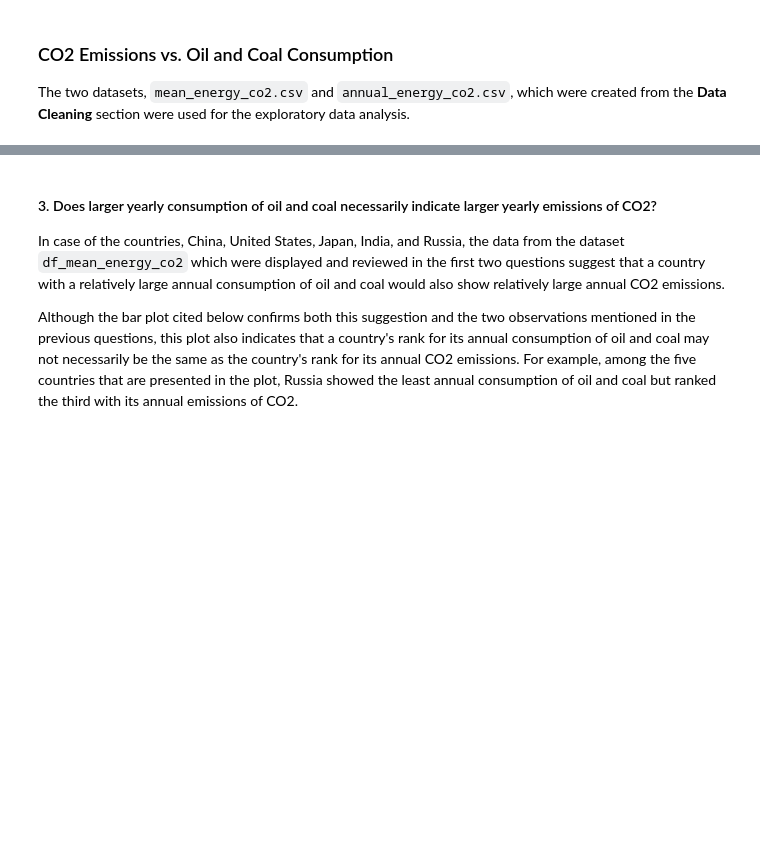
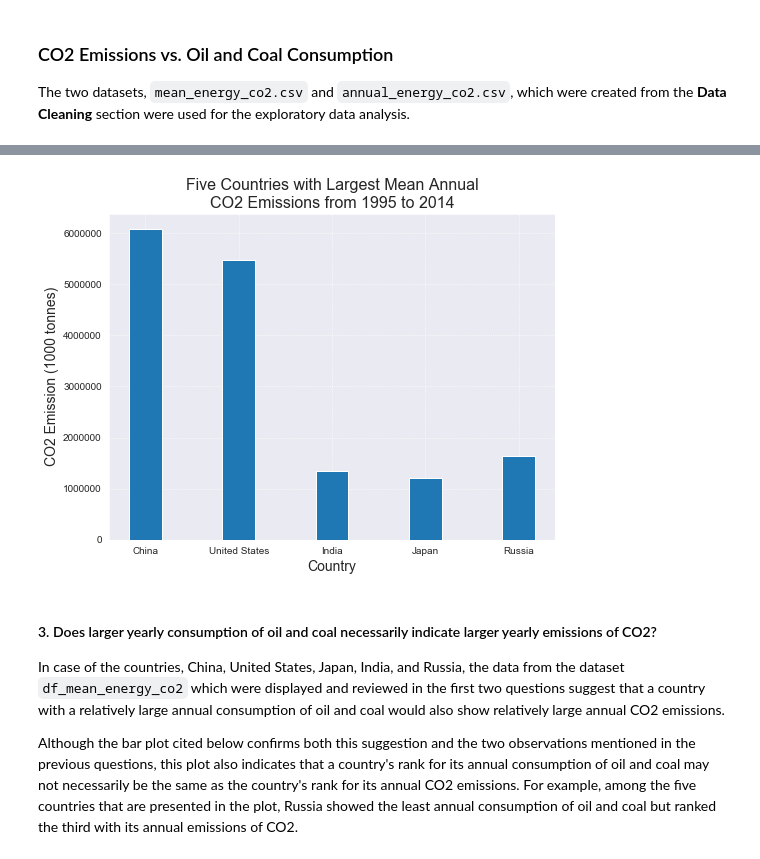
Before and after one commit to jmlcode/p1-investigate-datasets, a Jupyter notebook: p1_investigate_datasets.ipynb, the cells around one changed output, grey strips where cells are left out. Drawn from its saved outputs; the diff is of its cells as text; code cells hidden in the pictures; blank space fills up the shorter version.

```diff
--- a/p1_investigate_datasets.ipynb
+++ b/p1_investigate_datasets.ipynb
@@ -519,3 +546,16 @@ df_mean_energy_co2.iloc[:, np.r_[0,2]].sort_values(by = 'mean_co2_emission', asc
+# %%
+# Input parameters for plot_bar()
+df = df_mean_energy_co2 # dataframe
+df_x = 'country' # variable for x-axis
+df_y = 'mean_co2_emission' # variable for y-axis
+label_ls = ['Five Countries with Largest Mean Annual\nCO2 Emissions from 1995 to 2014' # Title
+            , 'Country' # x-axis label
+            , 'CO2 Emission (1000 tonnes)'] # y-axis label
+
+# Create bar plot for mean annual CO2 emissions of five countries
+plot_bar(df, df_x, df_y, label_ls)
+# %% [output]
+[figure, added]
 # %% [markdown]
 <h4>3. Does larger yearly consumption of oil and coal necessarily indicate larger yearly emissions of CO2?</h4>
     <p>In case of the countries, China, United States, Japan, India, and Russia, the data from the dataset <code>df_mean_energy_co2</code> which were displayed and reviewed in the first two questions suggest that a country with a relatively large annual consumption of oil and coal would also show relatively large annual CO2 emissions.</p>
```
Also changed, not shown: parts of 5 cells of this notebook.
